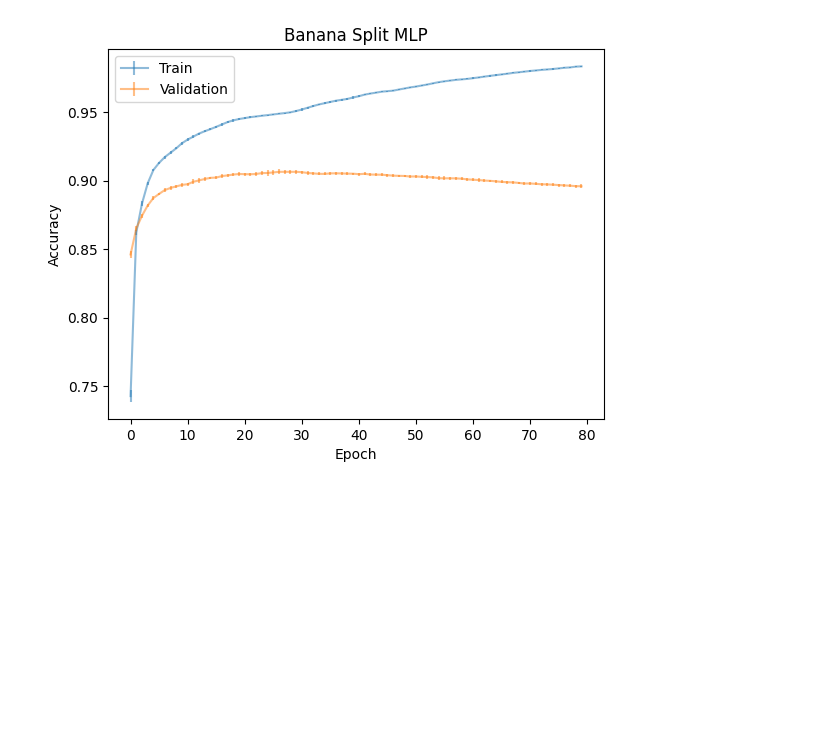
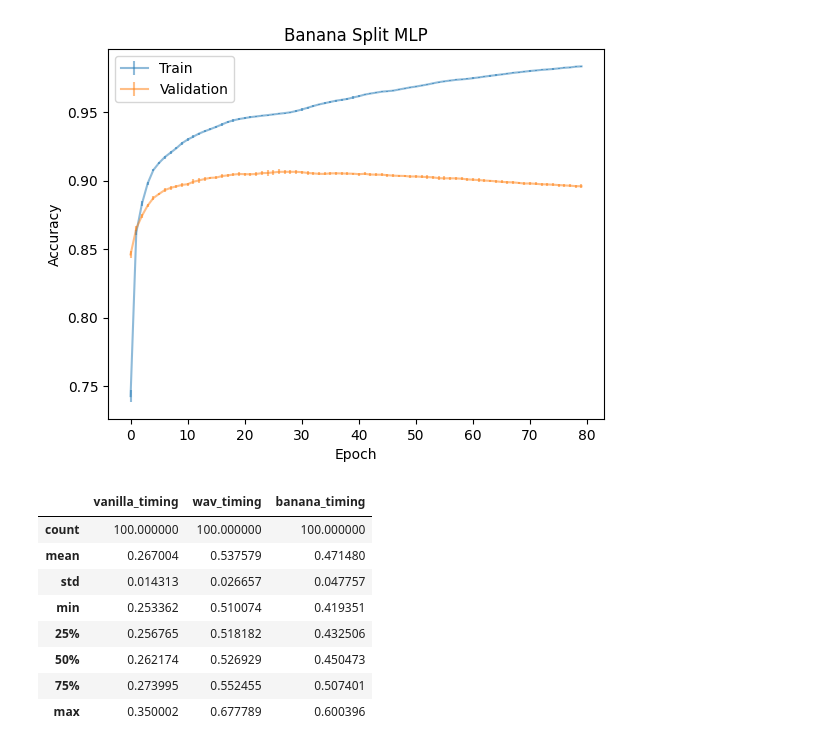
Before and after one commit to deepskies/DeepWavNN, a Jupyter notebook: notebooks/optimizer_mnist.ipynb, the cells around one changed output. Saved outputs shown, nothing was run; the diff lists cells and outputs as text; code cells hidden in the pictures; blank space fills up the shorter version.

```diff
--- a/notebooks/optimizer_mnist.ipynb
+++ b/notebooks/optimizer_mnist.ipynb
@@ -215,0 +279,12 @@ plot_experiment_history(all_vanilla_split_history, "Banana Split MLP")
+# %%
+pd.DataFrame({"vanilla_timing":vanilla_timing, "wav_timing":wav_timing, "banana_timing":banana_timing}).describe()
+# %% [output]
+|  | vanilla_timing | wav_timing | banana_timing |
+| count | 100.000000 | 100.000000 | 100.000000 |
+| mean | 0.267004 | 0.537579 | 0.471480 |
+| std | 0.014313 | 0.026657 | 0.047757 |
+| min | 0.253362 | 0.510074 | 0.419351 |
+| 25% | 0.256765 | 0.518182 | 0.432506 |
+| 50% | 0.262174 | 0.526929 | 0.450473 |
+| 75% | 0.273995 | 0.552455 | 0.507401 |
+| max | 0.350002 | 0.677789 | 0.600396 |
```
Also changed, not shown: parts of 8 cells of this notebook, 1 other file.
